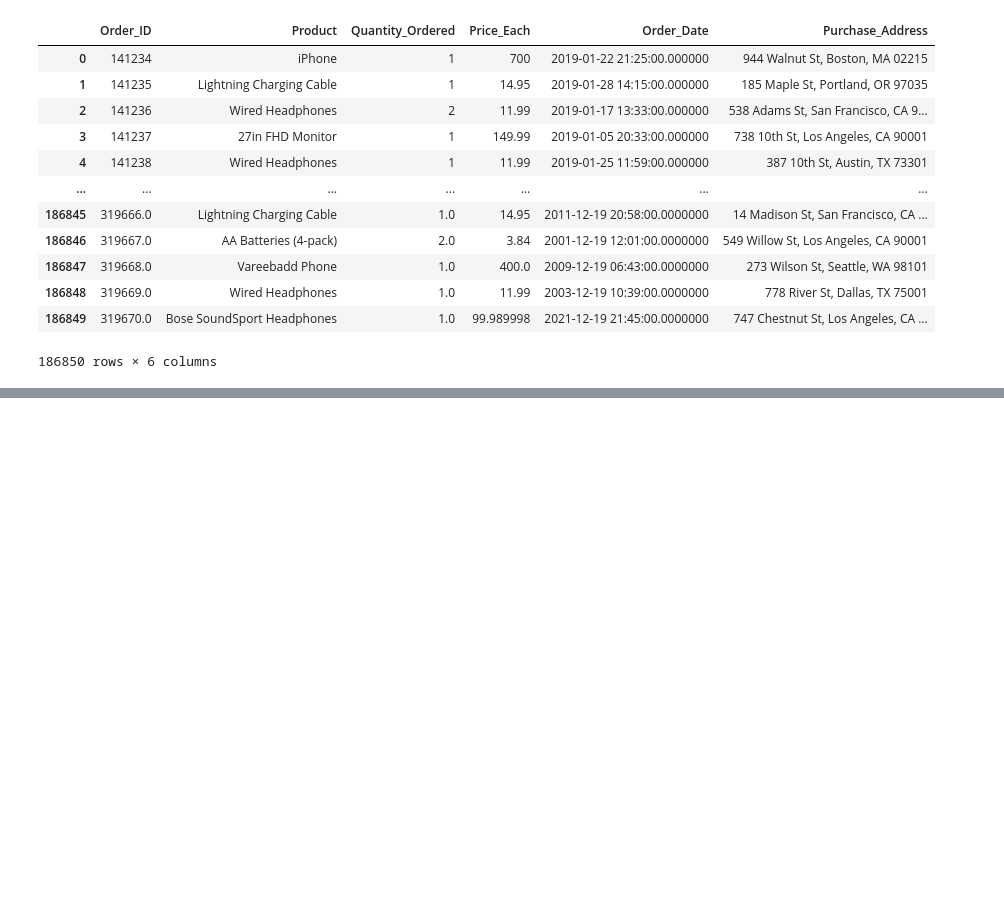
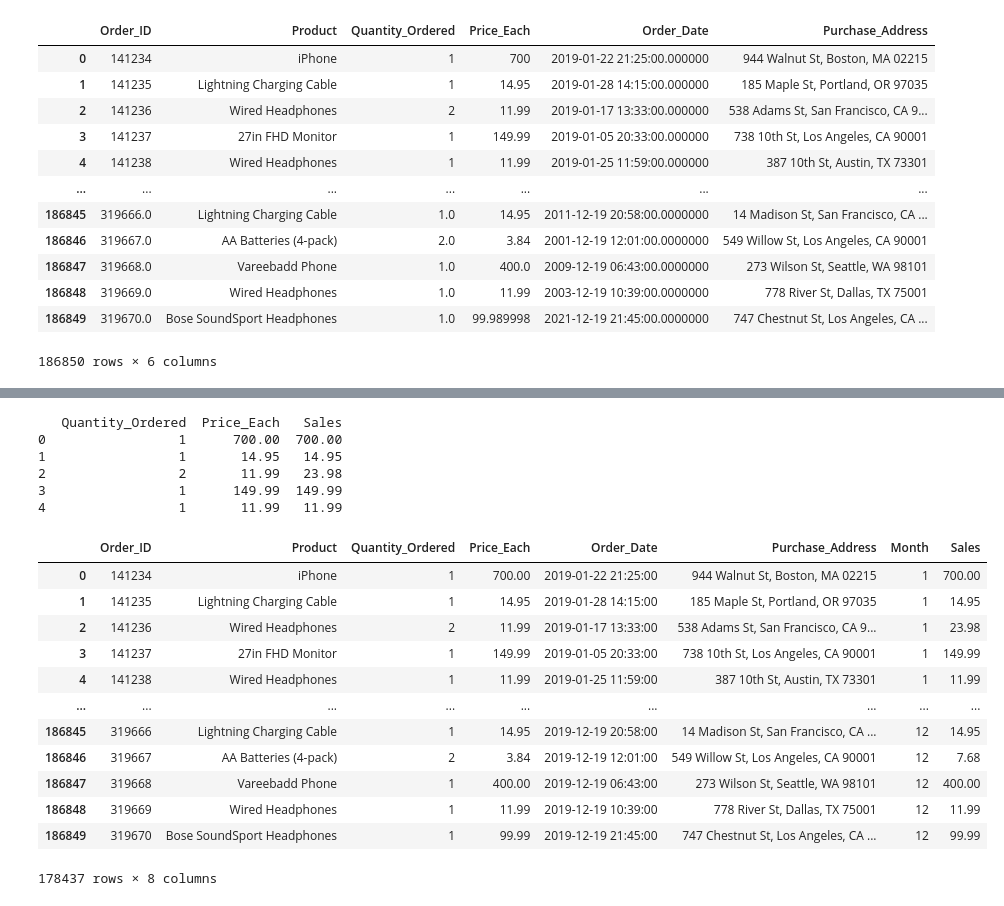
Before and after one commit to SamuelAsong/Comprehensive-Power-BI-Dashboard-for-Sales-Insights, a Jupyter notebook: notebook/sales.ipynb, the cells around one changed output, grey strips where cells are left out. Drawn from its saved outputs; the diff is of its cells as text; code cells hidden in the pictures; blank space fills up the shorter version.

Commit message:
Add Month & Sales Columns

```diff
--- a/notebook/sales.ipynb
+++ b/notebook/sales.ipynb
@@ -556,0 +698,16 @@ Concatenated DataFrame:
+# %%
+# Convert 'Order_Date' to datetime if it's not already
+df['Order_Date'] = pd.to_datetime(df['Order_Date'])
+
+# Function to replace year with 2019, keeping month, day, and time the same
+def replace_year(date):
+    if date.year != 2019:
+        return date.replace(year=2019)
+    else:
+        return date
+
+# Apply the function to the 'Order_Date' column
+df['Order_Date'] = df['Order_Date'].apply(replace_year)
+
+# Verify the result
+print(df['Order_Date'].head())
@@ -556,0 +856,7 @@ Concatenated DataFrame:
+# %%
+# Drop duplicate Order_ID rows, keeping the first occurrence
+df_unique = df.drop_duplicates(subset='Order_ID', keep='first')
+
+# Verify the result
+print("DataFrame after removing duplicate Order_ID rows:")
+print(df_unique)
@@ -556,0 +904,9 @@ Concatenated DataFrame:
+# %%
+# Ensure that Order_Date is in datetime format
+df_unique['Order_Date'] = pd.to_datetime(df_unique['Order_Date'])
+
+# Create a new column 'Month' by extracting the month from 'Order_Date'
+df_unique['Month'] = df_unique['Order_Date'].dt.month
+
+# Verify the result
+print(df_unique[['Order_Date', 'Month']].head())
@@ -556,0 +936,32 @@ Concatenated DataFrame:
+# %%
+# Ensure that 'Quantity_Ordered' and 'Price_Each' are numeric
+df_unique['Quantity_Ordered'] = pd.to_numeric(df_unique['Quantity_Ordered'], errors='coerce')
+df['Price_Each'] = pd.to_numeric(df_unique['Price_Each'], errors='coerce')
+
+# Create a new column 'Sales' by multiplying 'Quantity_Ordered' and 'Price_Each'
+df_unique['Sales'] = df_unique['Quantity_Ordered'] * df_unique['Price_Each']
+
+# Verify the result
+print(df_unique[['Quantity_Ordered', 'Price_Each', 'Sales']].head())
+
+df_unique
+# %% [output]
+   Quantity_Ordered  Price_Each   Sales
+0                 1      700.00  700.00
+1                 1       14.95   14.95
+2                 2       11.99   23.98
+3                 1      149.99  149.99
+4                 1       11.99   11.99
+|  | Order_ID | Product | Quantity_Ordered | Price_Each | Order_Date | Purchase_Address | Month | Sales |
+| 0 | 141234 | iPhone | 1 | 700.00 | 2019-01-22 21:25:00 | 944 Walnut St, Boston, MA 02215 | 1 | 700.00 |
+| 1 | 141235 | Lightning Charging Cable | 1 | 14.95 | 2019-01-28 14:15:00 | 185 Maple St, Portland, OR 97035 | 1 | 14.95 |
+| 2 | 141236 | Wired Headphones | 2 | 11.99 | 2019-01-17 13:33:00 | 538 Adams St, San Francisco, CA 9... | 1 | 23.98 |
+| 3 | 141237 | 27in FHD Monitor | 1 | 149.99 | 2019-01-05 20:33:00 | 738 10th St, Los Angeles, CA 90001 | 1 | 149.99 |
+| 4 | 141238 | Wired Headphones | 1 | 11.99 | 2019-01-25 11:59:00 | 387 10th St, Austin, TX 73301 | 1 | 11.99 |
+| ... | ... | ... | ... | ... | ... | ... | ... | ... |
+| 186845 | 319666 | Lightning Charging Cable | 1 | 14.95 | 2019-12-19 20:58:00 | 14 Madison St, San Francisco, CA ... | 12 | 14.95 |
+| 186846 | 319667 | AA Batteries (4-pack) | 2 | 3.84 | 2019-12-19 12:01:00 | 549 Willow St, Los Angeles, CA 90001 | 12 | 7.68 |
+| 186847 | 319668 | Vareebadd Phone | 1 | 400.00 | 2019-12-19 06:43:00 | 273 Wilson St, Seattle, WA 98101 | 12 | 400.00 |
+| 186848 | 319669 | Wired Headphones | 1 | 11.99 | 2019-12-19 10:39:00 | 778 River St, Dallas, TX 75001 | 12 | 11.99 |
+| 186849 | 319670 | Bose SoundSport Headphones | 1 | 99.99 | 2019-12-19 21:45:00 | 747 Chestnut St, Los Angeles, CA ... | 12 | 99.99 |
+178437 rows × 8 columns
```
Also changed, not shown: parts of 27 cells of this notebook.
